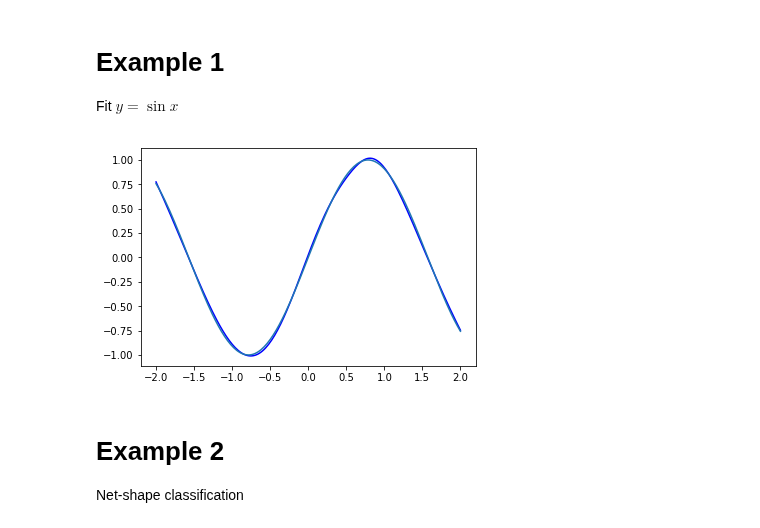
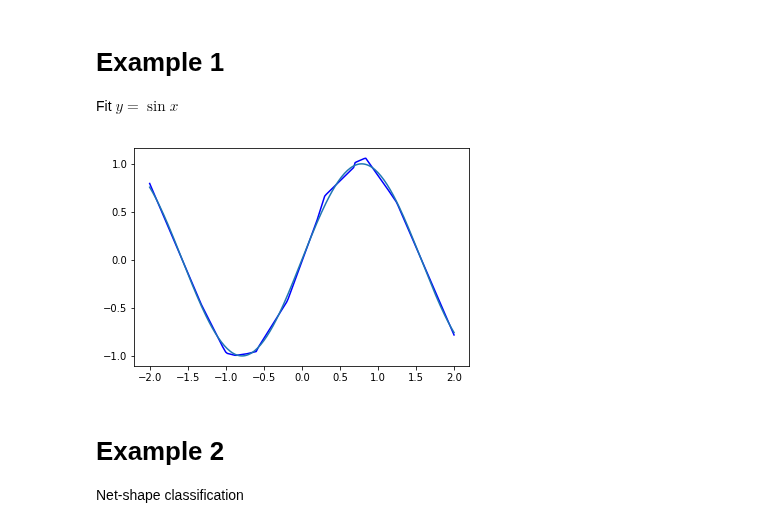
Before and after one commit to Dogiko/Machine-Learning, a Jupyter notebook: Neural-Network.ipynb, the cells around one changed output. Saved outputs shown, nothing was run; the diff lists cells and outputs as text; code cells hidden in the pictures.

```diff
--- a/Neural-Network.ipynb
+++ b/Neural-Network.ipynb
@@ -766,18 +834,18 @@ Y = np.sin(2*X)
 # %%
 NN = DogikoLearn()
 NN.r_square_regularizer(0.000001)
 NN.set_training_data(X, Y)
 NN.set_validation_data(X, Y)
-NN.add_layer(Layer(30, Hypertan()))
+NN.add_layer(Layer(30, Relu()))
 NN.add_layer(Layer(1,Identity()))
 NN.build()
 
 NN.train(100, descent_method="Rprop")
 
 plt.plot(X.reshape((201)), NN.py.reshape((201)), "b", X.reshape((201)), Y.reshape((201)))
 plt.show()
 # %% [output]
-[figure, old version]
+[figure, new version]
 # %% [markdown]
 # Example 2
 
```
Also changed, not shown: parts of 45 cells of this notebook, 8 other files.
